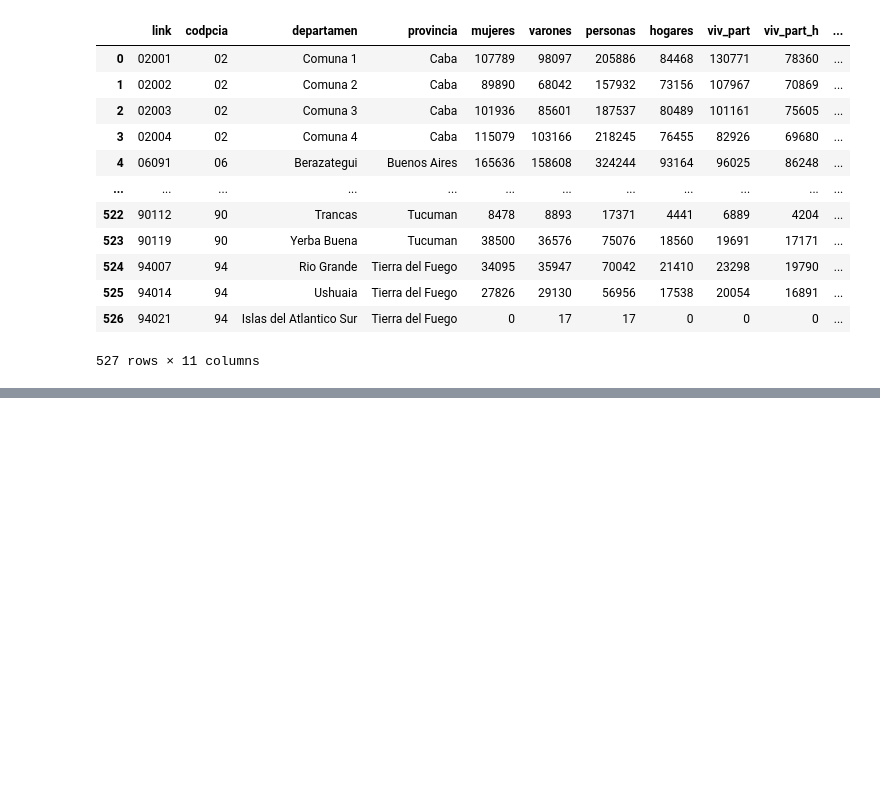
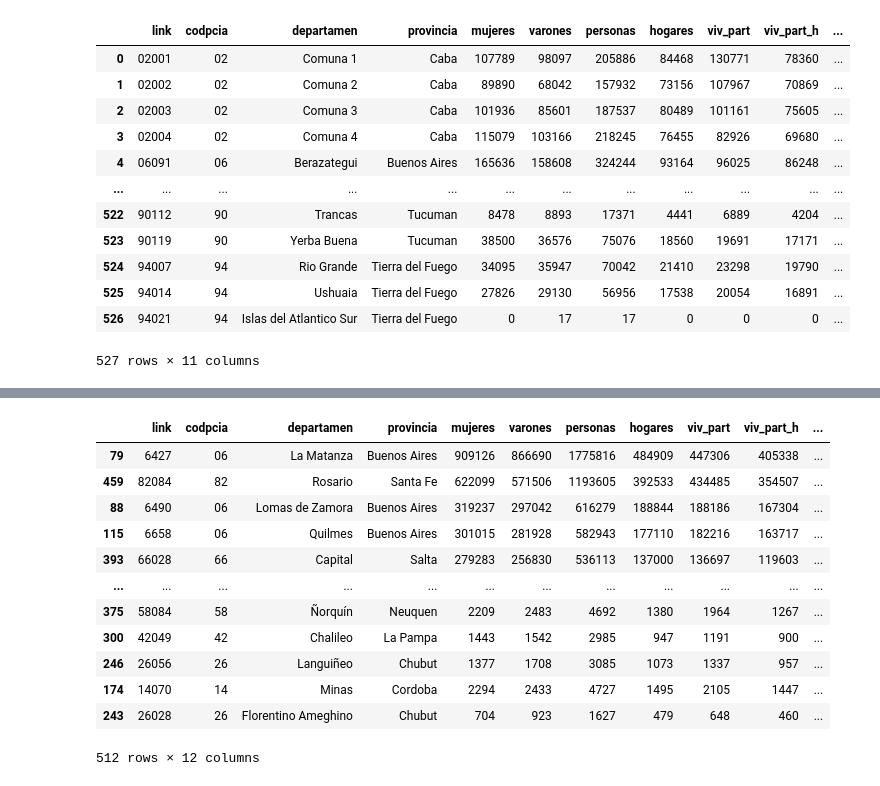
Before and after one commit to Nainho1703/Master_Tesis, a Jupyter notebook: 3.- LISA Analysis.ipynb, the cells around one changed output, grey strips where cells are left out. Drawn from its saved outputs; the diff is of its cells as text; code cells hidden in the pictures; blank space fills up the shorter version.

```diff
--- a/3.- LISA Analysis.ipynb
+++ b/3.- LISA Analysis.ipynb
@@ -298 +249,17 @@ Departamento con la mayor cantidad de infecciones:
+# %%
+cases_dept_area2
+# %% [output]
+|  | link | codpcia | departamen | provincia | mujeres | varones | personas | hogares | viv_part | viv_part_h | ... |
+| 79 | 6427 | 06 | La Matanza | Buenos Aires | 909126 | 866690 | 1775816 | 484909 | 447306 | 405338 | ... |
+| 459 | 82084 | 82 | Rosario | Santa Fe | 622099 | 571506 | 1193605 | 392533 | 434485 | 354507 | ... |
+| 88 | 6490 | 06 | Lomas de Zamora | Buenos Aires | 319237 | 297042 | 616279 | 188844 | 188186 | 167304 | ... |
+| 115 | 6658 | 06 | Quilmes | Buenos Aires | 301015 | 281928 | 582943 | 177110 | 182216 | 163717 | ... |
+| 393 | 66028 | 66 | Capital | Salta | 279283 | 256830 | 536113 | 137000 | 136697 | 119603 | ... |
+| ... | ... | ... | ... | ... | ... | ... | ... | ... | ... | ... | ... |
+| 375 | 58084 | 58 | Ñorquín | Neuquen | 2209 | 2483 | 4692 | 1380 | 1964 | 1267 | ... |
+| 300 | 42049 | 42 | Chalileo | La Pampa | 1443 | 1542 | 2985 | 947 | 1191 | 900 | ... |
+| 246 | 26056 | 26 | Languiñeo | Chubut | 1377 | 1708 | 3085 | 1073 | 1337 | 957 | ... |
+| 174 | 14070 | 14 | Minas | Cordoba | 2294 | 2433 | 4727 | 1495 | 2105 | 1447 | ... |
+| 243 | 26028 | 26 | Florentino Ameghino | Chubut | 704 | 923 | 1627 | 479 | 648 | 460 | ... |
+512 rows × 12 columns
 # %%
```
Also changed, not shown: parts of 20 cells of this notebook, 3 other files.
